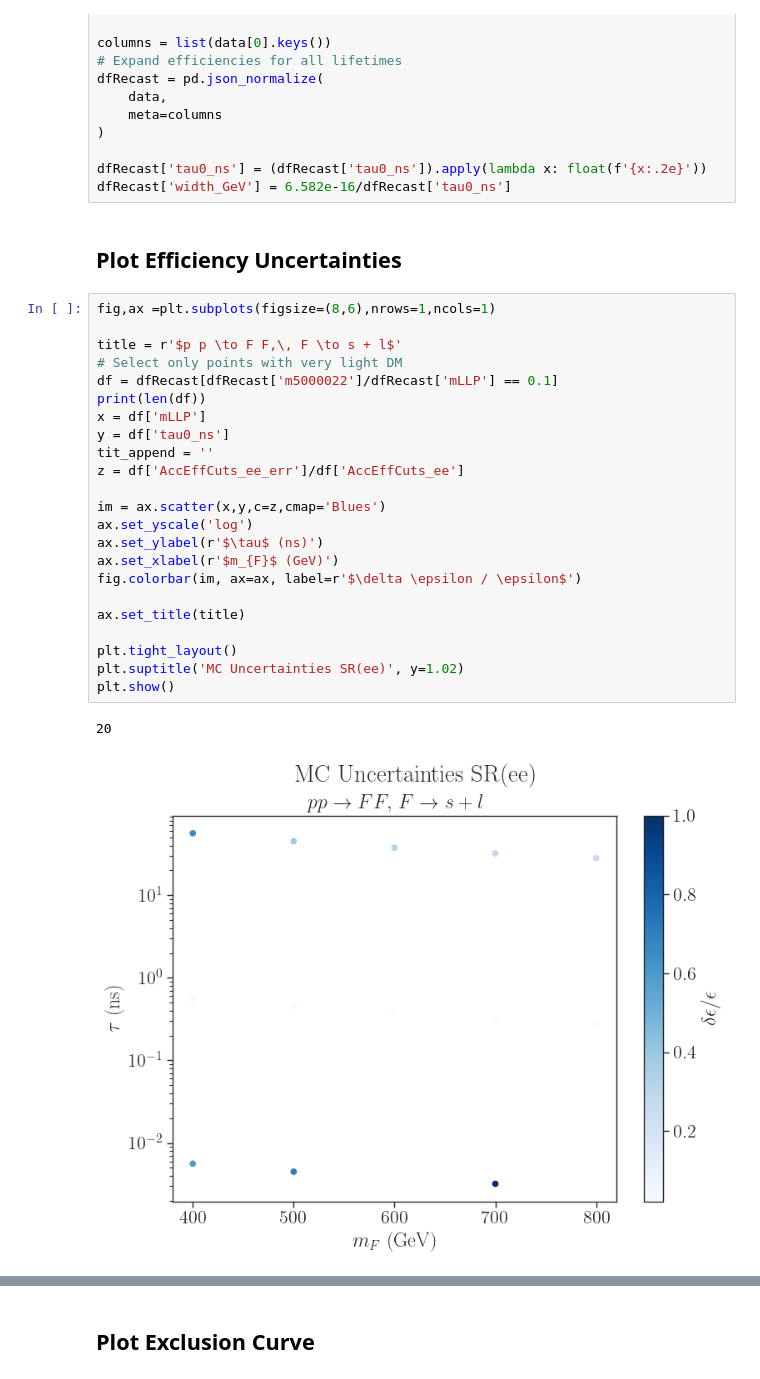
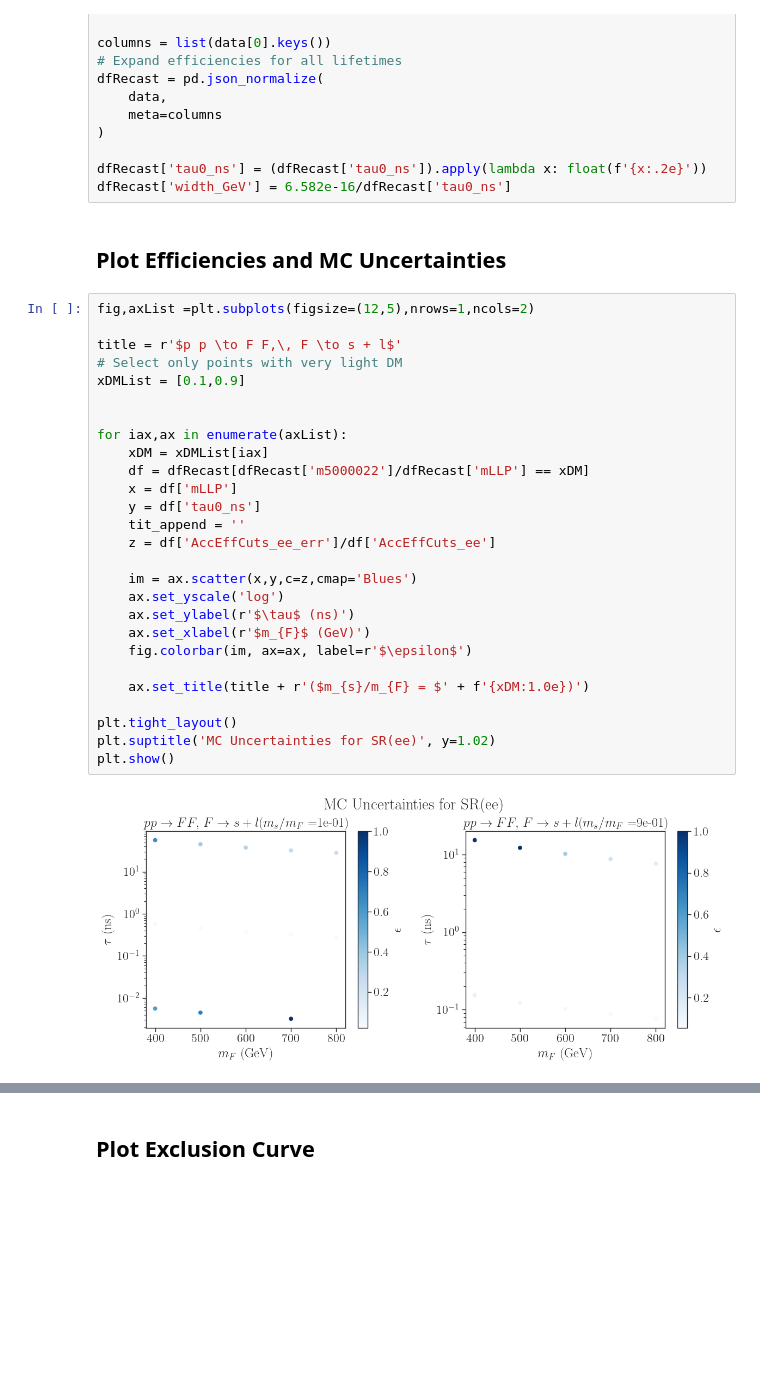
Before and after one commit to andlessa/LowTRHFIMP, a Jupyter notebook: ATLAS-SUSY-2018-14_displacedLeptons/plotEffs_HeHe.ipynb, the cells around one changed output, grey strips where cells are left out. Drawn from its saved outputs; the diff is of its cells as text; blank space fills up the shorter version.

Commit message:
Updated plots

```diff
--- a/ATLAS-SUSY-2018-14_displacedLeptons/plotEffs_HeHe.ipynb
+++ b/ATLAS-SUSY-2018-14_displacedLeptons/plotEffs_HeHe.ipynb
@@ -37,30 +36,33 @@ dfRecast = pd.json_normalize(
 dfRecast['tau0_ns'] = (dfRecast['tau0_ns']).apply(lambda x: float(f'{x:.2e}'))
 dfRecast['width_GeV'] = 6.582e-16/dfRecast['tau0_ns']
 # %% [markdown]
-## Plot Efficiency Uncertainties
+## Plot Efficiencies and MC Uncertainties
 # %%
-fig,ax =plt.subplots(figsize=(8,6),nrows=1,ncols=1)
+fig,axList =plt.subplots(figsize=(12,5),nrows=1,ncols=2)
 
 title = r'$p p \to F F,\, F \to s + l$'
 # Select only points with very light DM
-df = dfRecast[dfRecast['m5000022']/dfRecast['mLLP'] == 0.1]
-print(len(df))
-x = df['mLLP']
-y = df['tau0_ns']
-tit_append = ''
-z = df['AccEffCuts_ee_err']/df['AccEffCuts_ee']
+xDMList = [0.1,0.9]
 
-im = ax.scatter(x,y,c=z,cmap='Blues')
-ax.set_yscale('log')
-ax.set_ylabel(r'$\tau$ (ns)')
-ax.set_xlabel(r'$m_{F}$ (GeV)')
-fig.colorbar(im, ax=ax, label=r'$\delta \epsilon / \epsilon$')
 
-ax.set_title(title)
+for iax,ax in enumerate(axList):
+    xDM = xDMList[iax]
+    df = dfRecast[dfRecast['m5000022']/dfRecast['mLLP'] == xDM]
+    x = df['mLLP']
+    y = df['tau0_ns']
+    tit_append = ''
+    z = df['AccEffCuts_ee_err']/df['AccEffCuts_ee']
+
+    im = ax.scatter(x,y,c=z,cmap='Blues')
+    ax.set_yscale('log')
+    ax.set_ylabel(r'$\tau$ (ns)')
+    ax.set_xlabel(r'$m_{F}$ (GeV)')
+    fig.colorbar(im, ax=ax, label=r'$\epsilon$')
+
+    ax.set_title(title + r'($m_{s}/m_{F} = $' + f'{xDM:1.0e})')
 
 plt.tight_layout()
-plt.suptitle('MC Uncertainties SR(ee)', y=1.02)
+plt.suptitle('MC Uncertainties for SR(ee)', y=1.02)
 plt.show()
 # %% [output]
-20
-[figure, old version]
+[figure, new version]
```
Also changed, not shown: parts of 4 cells of this notebook.
